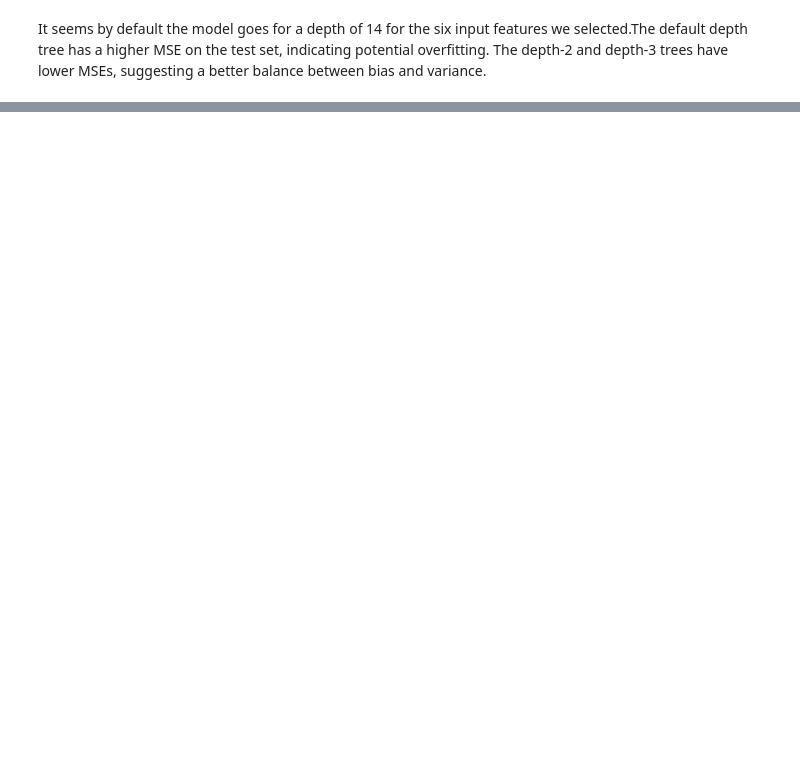
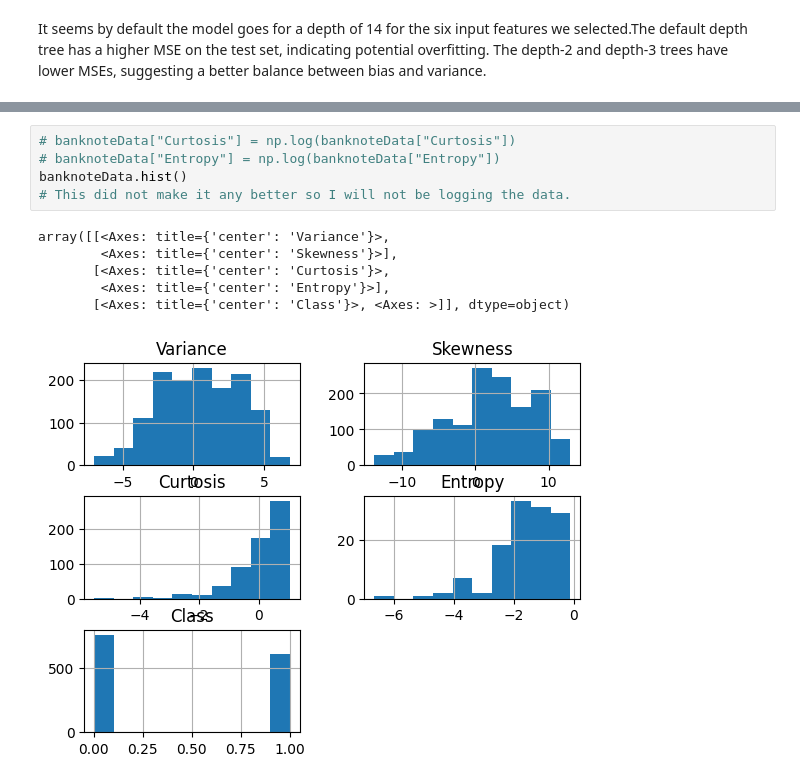
Before and after one commit to hoethan231/courses, a Jupyter notebook: CMPE_188/homework/homework4.ipynb, the cells around one changed output, grey strips where cells are left out. Saved outputs shown, nothing was run; the diff lists cells and outputs as text; blank space fills up the shorter version.

```diff
--- a/CMPE_188/homework/homework4.ipynb
+++ b/CMPE_188/homework/homework4.ipynb
@@ -154,0 +186,12 @@ It seems by default the model goes for a depth of 14 for the six input features
+# %%
+# banknoteData["Curtosis"] = np.log(banknoteData["Curtosis"])
+# banknoteData["Entropy"] = np.log(banknoteData["Entropy"])
+banknoteData.hist()
+# This did not make it any better so I will not be logging the data.
+# %% [output]
+array([[<Axes: title={'center': 'Variance'}>,
+        <Axes: title={'center': 'Skewness'}>],
+       [<Axes: title={'center': 'Curtosis'}>,
+        <Axes: title={'center': 'Entropy'}>],
+       [<Axes: title={'center': 'Class'}>, <Axes: >]], dtype=object)
+[figure, added]
```
Also changed, not shown: parts of 11 cells of this notebook, 1 other file.
